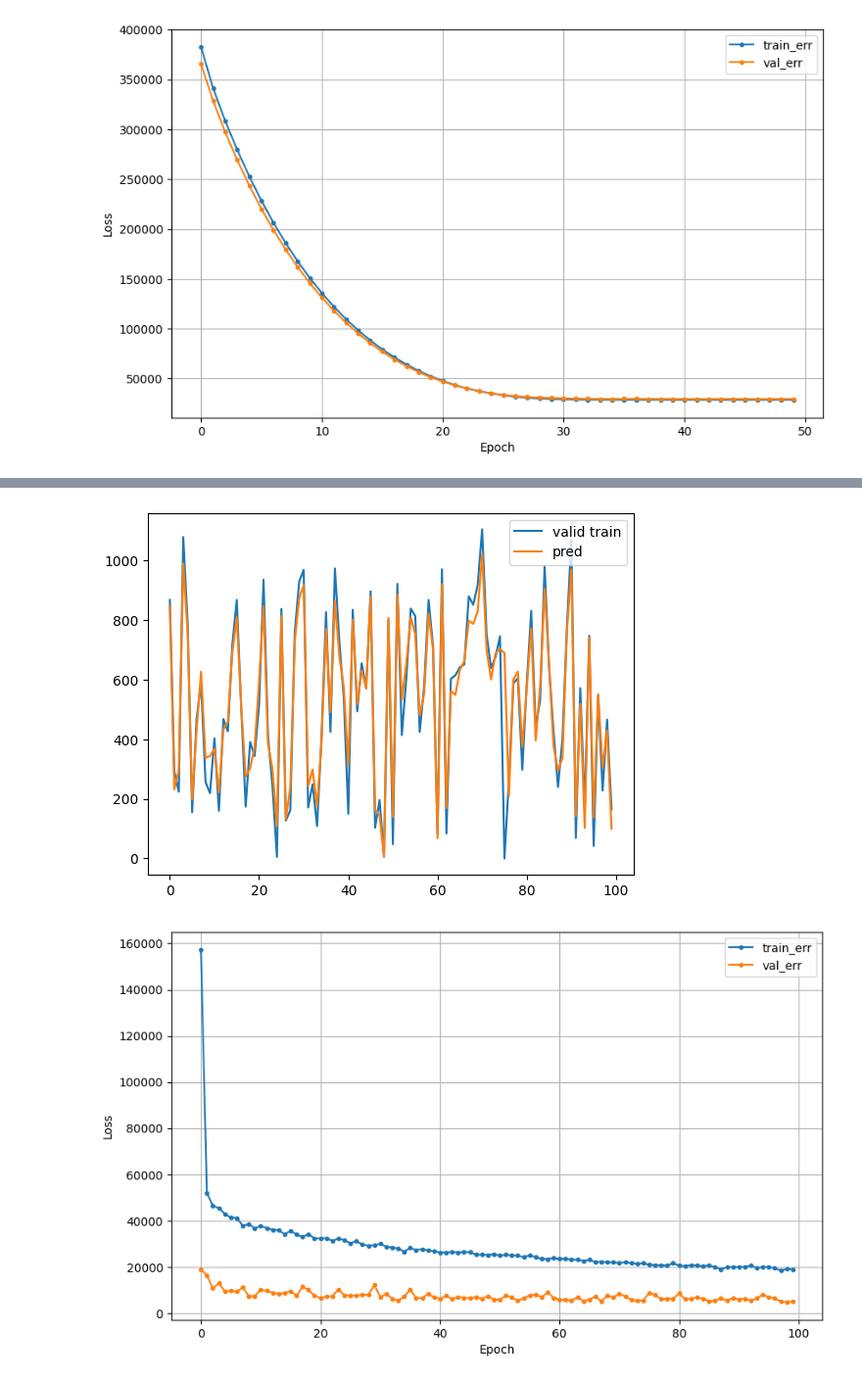
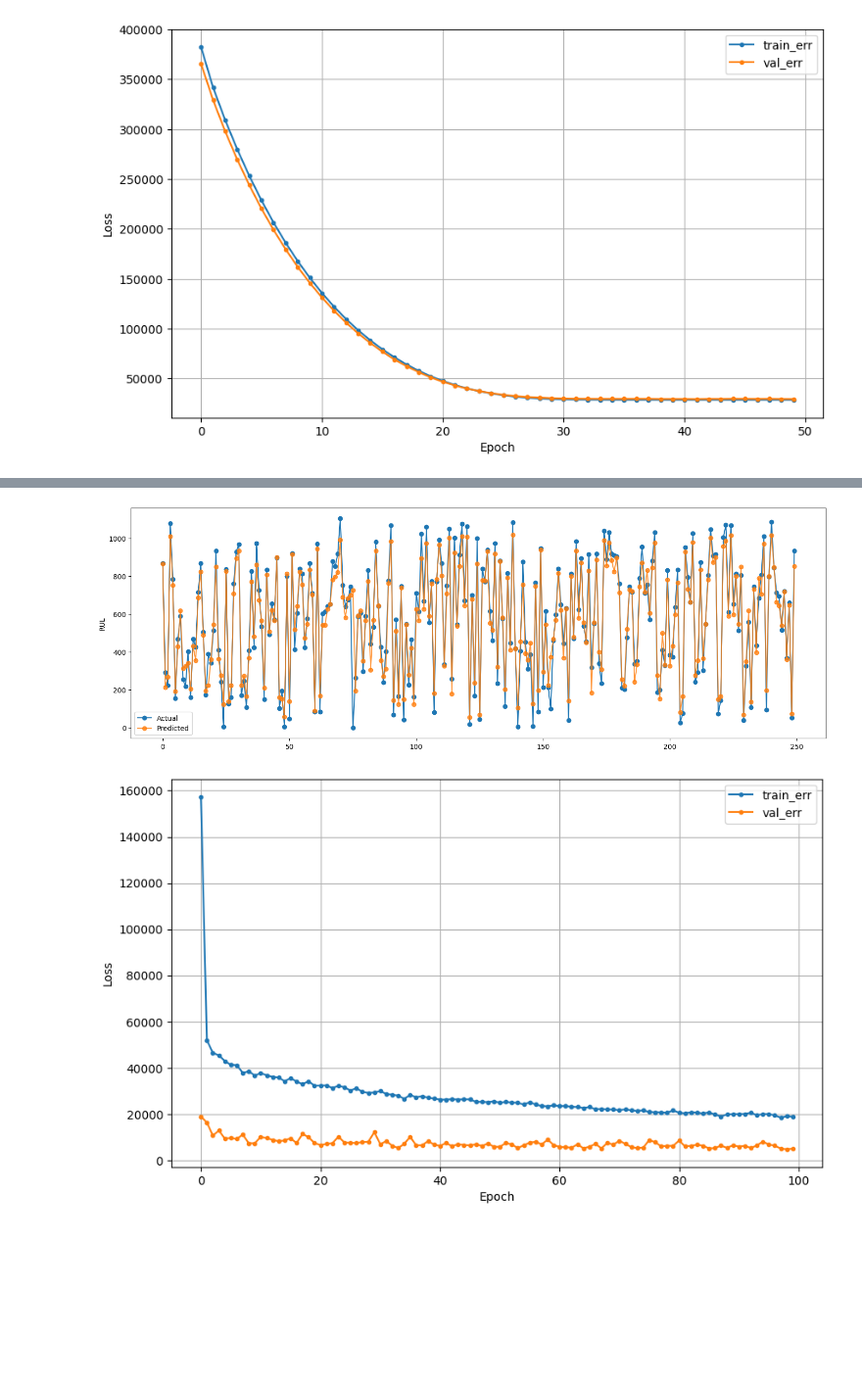
Before and after one commit to khw11044/Battery_RUL, a Jupyter notebook: main2.ipynb, the cells around one changed output, grey strips where cells are left out. Shown at 98% size. Saved outputs shown, nothing was run; the diff lists cells and outputs as text; code cells hidden in the pictures; blank space fills up the shorter version.

```diff
--- a/main2.ipynb
+++ b/main2.ipynb
@@ -222,7 +233,7 @@ R2 : 0.9516721659815035
-# %%
-visualization_result(y_test_s,pred,size=100)
-# %% [output]
-[figure, removed]
+# %%
+eval_graph(y_test_s, pred, 250)
+# %% [output]
+[figure, added]
 # %%
 clear_session()
 from tensorflow.keras.regularizers import l1, l2
```
Also changed, not shown: parts of 11 cells of this notebook, 1 other file.
